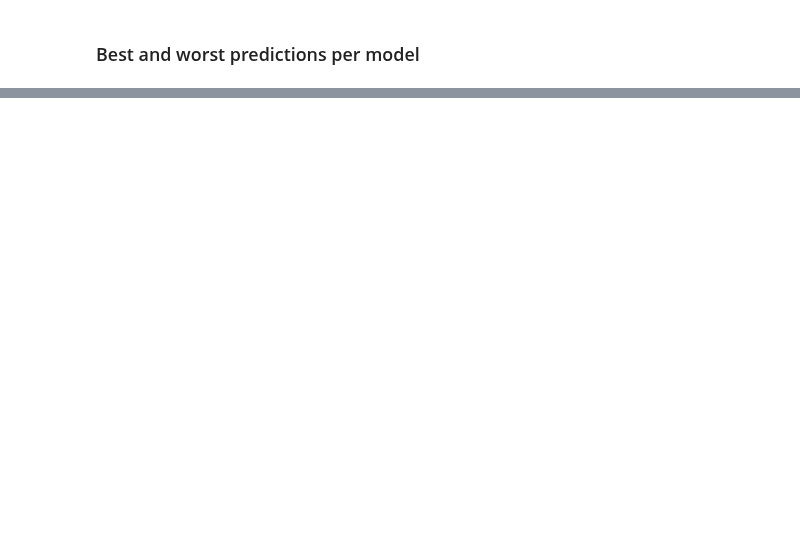
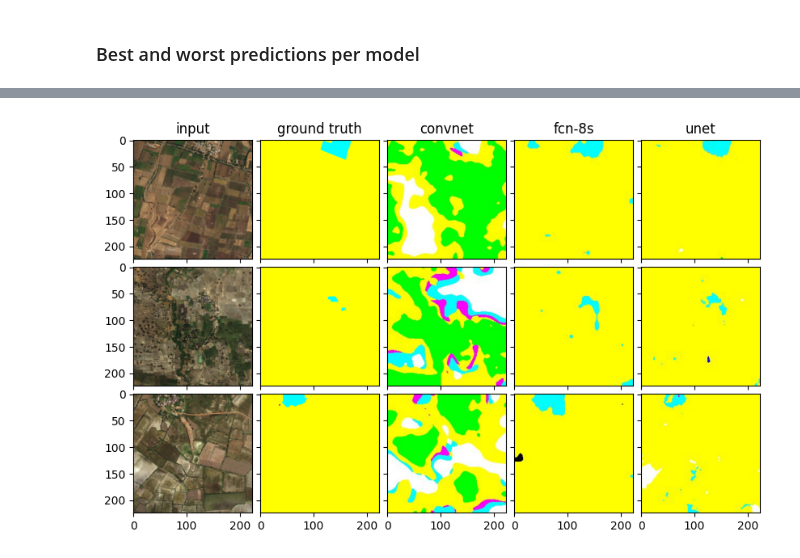
Before and after one commit to rondo-lehner/CM3070_Final_project, a Jupyter notebook: notebooks/ev_01_evaluate_models.ipynb, the cells around one changed output, grey strips where cells are left out. Saved outputs shown, nothing was run; the diff lists cells and outputs as text; code cells hidden in the pictures; blank space fills up the shorter version.

```diff
--- a/notebooks/ev_01_evaluate_models.ipynb
+++ b/notebooks/ev_01_evaluate_models.ipynb
@@ -621,3 +638,7 @@ convnet_worst = sort_dict(get_all_mIoUs('convnet'), False)[:5]
 # %%
-fcn_best = sort_dict(get_all_mIoUs('fcn-8s', 1))[:5]
-fcn_worst = sort_dict(get_all_mIoUs('fcn-8s'), False)[:5]
+fcn_best = sort_dict(get_all_mIoUs('fcn-8s', 1))[:3]
+fcn_worst = sort_dict(get_all_mIoUs('fcn-8s'), False)[:3]
+# %%
+display_prediction_comparison([x[0] for x in fcn_best], model_names[1:])
+# %% [output]
+[figure, added]
```
Also changed, not shown: parts of 11 cells of this notebook.
